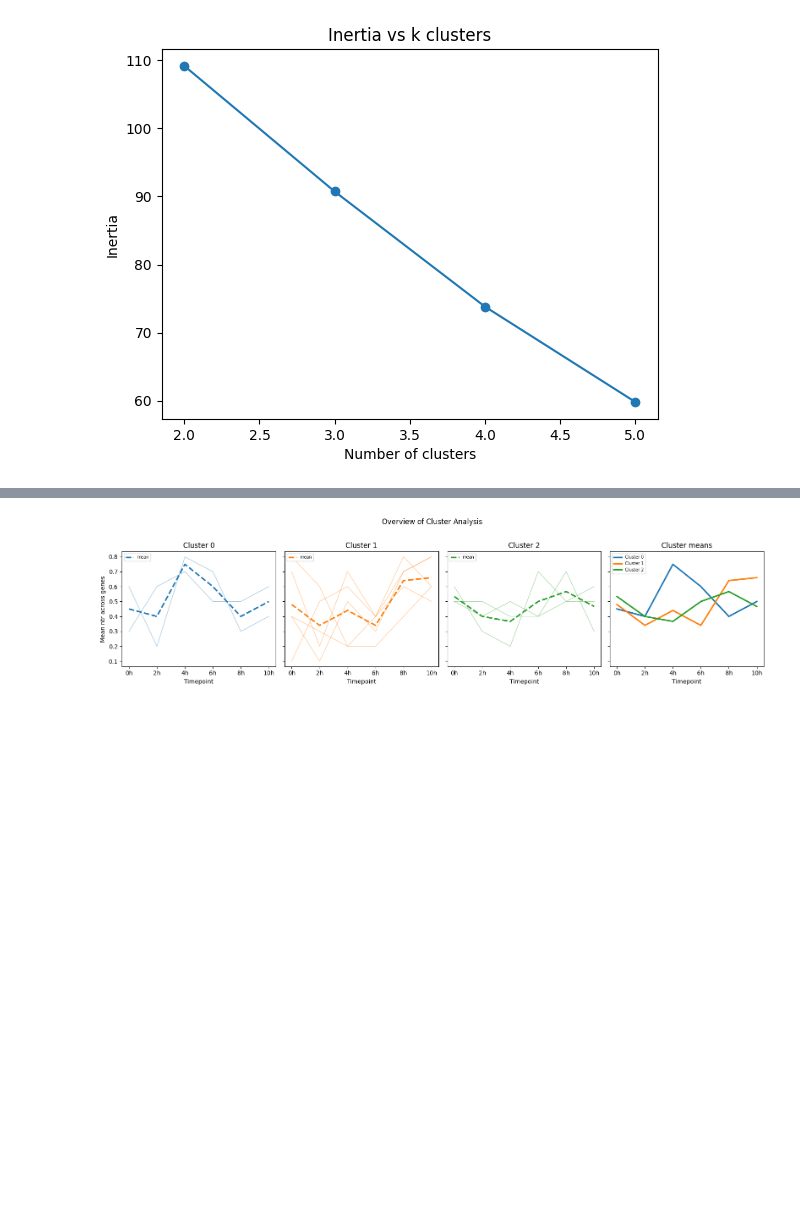
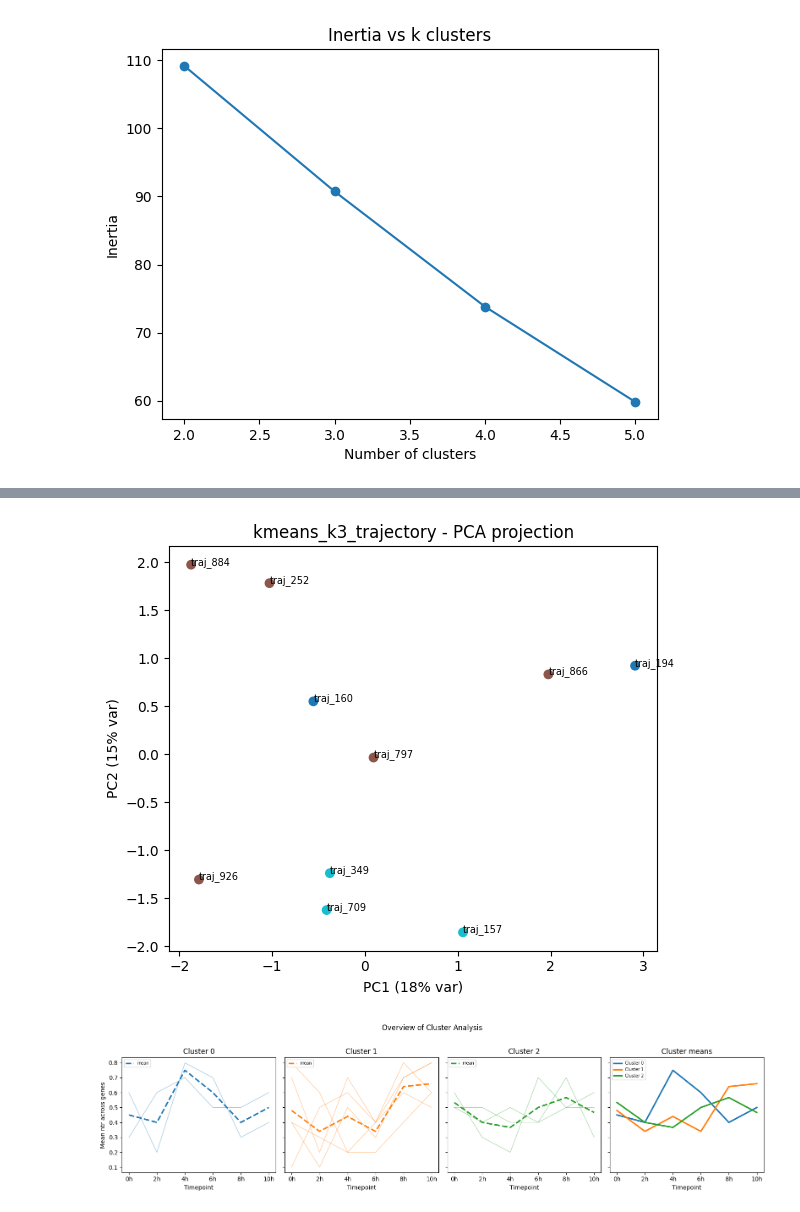
Before and after one commit to csw128/hdadata-package, a Jupyter notebook: milestone3_test.ipynb, the cells around one changed output, grey strips where cells are left out. Saved outputs shown, nothing was run; the diff lists cells and outputs as text; code cells hidden in the pictures; blank space fills up the shorter version.

```diff
--- a/milestone3_test.ipynb
+++ b/milestone3_test.ipynb
@@ -66,3 +58,15 @@ hda.visualize.scatter(
+# %%
+c1 = hdata.clusters["kmeans_k3_trajectory"]
+
+hda.visualize.scatter(
+    data=subset_top10,
+    cluster=c1,
+    key="ntr",
+    kind="trajectory",
+    trajectory_id=top_10_traj
+)
+# %% [output]
+[figure, added]
 # %%
 hda.visualize.line(
     data=subset_top10,
```
Also changed, not shown: parts of 13 cells of this notebook, 9 other files.
